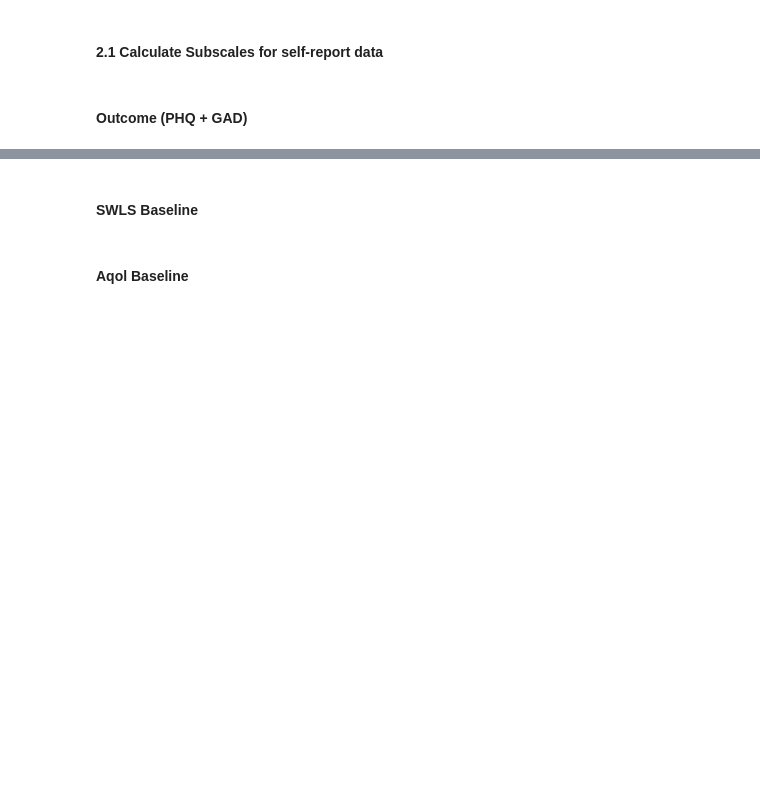
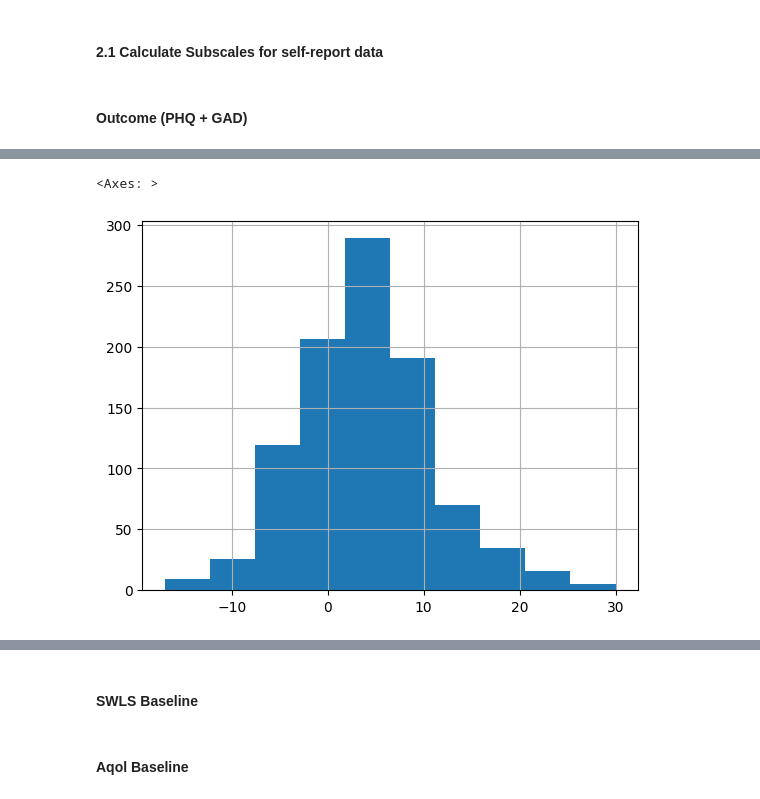
Before and after one commit to leona-ha/toni_matching, a Jupyter notebook: Data_Preprocessing.ipynb, the cells around one changed output, grey strips where cells are left out. Cells and saved outputs as stored; diff of their text form; code cells hidden in the pictures; blank space fills up the shorter version.

```diff
--- a/Data_Preprocessing.ipynb
+++ b/Data_Preprocessing.ipynb
@@ -150,0 +140,6 @@ Name: t1_distress_sum, dtype: float64
+# %%
+import matplotlib
+df_pat_clean["change_distress"].hist()
+# %% [output]
+<Axes: >
+[figure, added]
```
Also changed, not shown: parts of 14 cells of this notebook, 1 other file.
